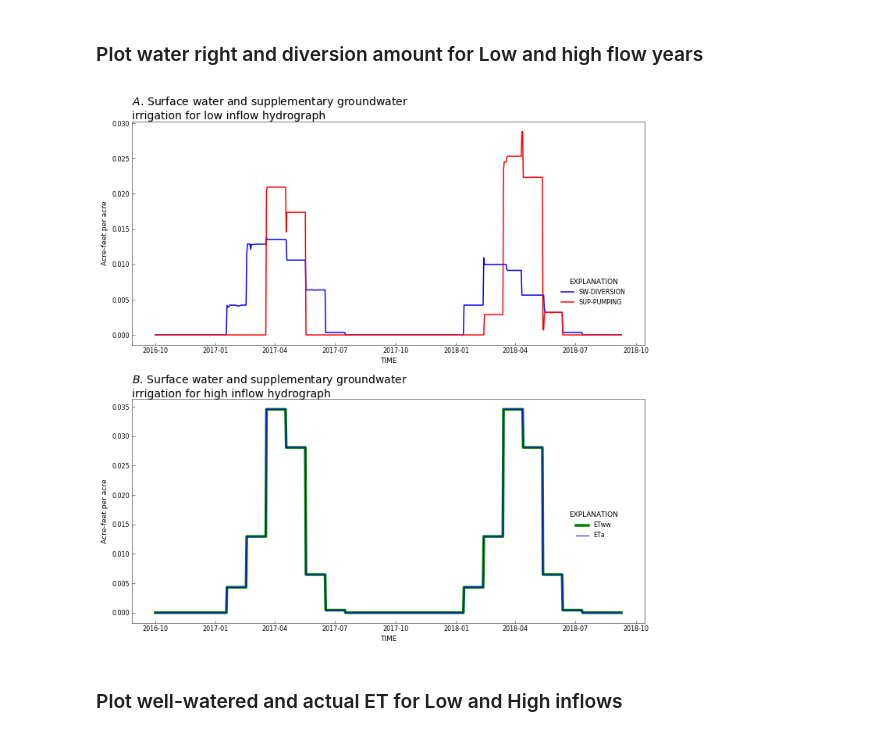
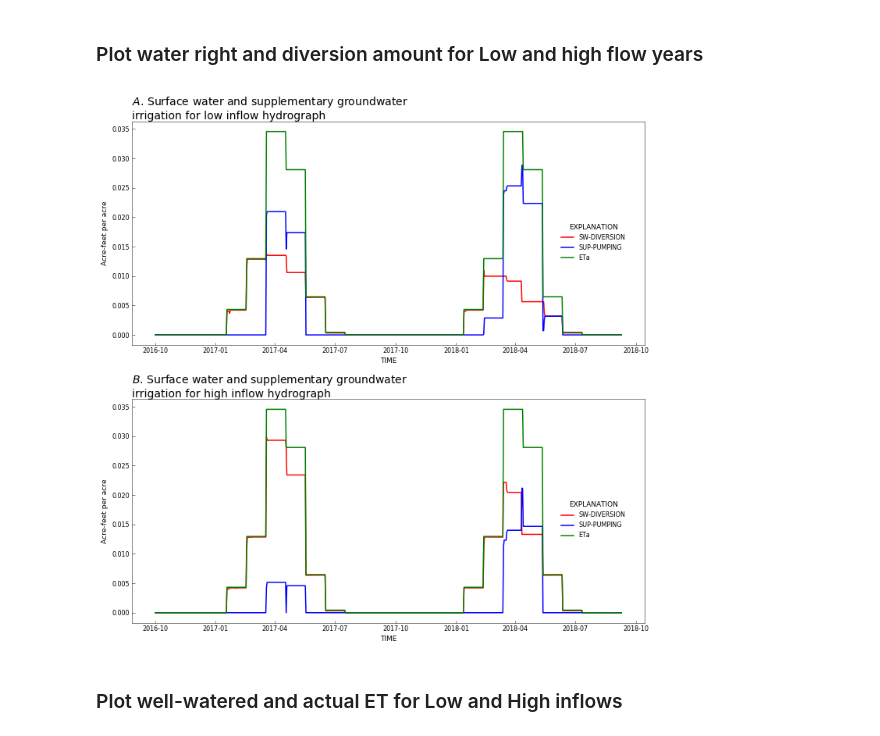
Before and after one commit to rniswon/mfnwt, a Jupyter notebook: Examples/AgWaterUse/Agwater1/notebook/Ag_ETdemand.ipynb, the cells around one changed output. Drawn from its saved outputs; the diff is of its cells as text; code cells hidden in the pictures.

```diff
--- a/Examples/AgWaterUse/Agwater1/notebook/Ag_ETdemand.ipynb
+++ b/Examples/AgWaterUse/Agwater1/notebook/Ag_ETdemand.ipynb
@@ -349,43 +349,45 @@ plt.rcParams['axes.titlesize'] = 14
 fig, axes = plt.subplots(2, 1, figsize=(10, 10))
 axes = axes.flat
 #axes[0].plot(plotdates,y1_low_cum,color='g', linewidth=1.5, label=header[4])
-axes[0].plot(plotdates,y2_low,color='b', linewidth=1.5, label=header[5])
-axes[0].plot(plotdates,y3_low,color='r', linewidth=1.5, label=header[6])
+axes[0].plot(plotdates,y2_low,color='r', linewidth=1.5, label=header[5])
+axes[0].plot(plotdates,y3_low,color='b', linewidth=1.5, label=header[6])
+axes[0].plot(plotdates,y2et_low,color='g', linewidth=1.5, label=header2[5])
 
 #axes[1].plot(plotdates,y1_high_cum,color='g', linewidth=1.5, label=header[4])
 #axes[1].plot(plotdates,y2_high,color='b', linewidth=1.5, label=header[5])
 #axes[1].plot(plotdates,y3_high,color='r', linewidth=1.5, label=header[6])
 
-axes[1].plot(plotdates,y1et_high,color='g', linewidth=3.5, label=header2[4])
-axes[1].plot(plotdates,y2et_high,color='b', linewidth=1.0, label=header2[5])
+axes[1].plot(plotdates,y2_high,color='r', linewidth=1.5, label=header[5])
+axes[1].plot(plotdates,y3_high,color='b', linewidth=1.5, label=header[6])
+axes[1].plot(plotdates,y2et_high,color='g', linewidth=1.5, label=header2[5])
 
 axes[0].set_ylabel('Acre-feet per acre')
 axes[0].set_xlabel(header[0])
 
 plt.ylabel('Acre-feet per acre')
 plt.xlabel(header[0])
 
 start, end = ax.get_xlim()
 ax.xaxis.set_ticks(np.arange(start, end, 90.0))
 
 rf.title(axes[0], 'Surface water and supplementary groundwater irrigation for low inflow hydrograph', subplot_prefix='A')
 
 #rf.axes_numbering(axes[1], format_x=True)
 fmt = mdates.DateFormatter('%Y-%m-%d')
 rf.title(axes[1], 'Surface water and supplementary groundwater irrigation for high inflow hydrograph', subplot_prefix='B')
 
 # Set legend
 handles, labels = axes[0].get_legend_handles_labels()
-rf.legend(axes[0], handles, labels, bbox_to_anchor=(.9, 0.15))
+rf.legend(axes[0], handles, labels, bbox_to_anchor=(.9, 0.35))
 
 # Set legend
 handles, labels = axes[1].get_legend_handles_labels()
 rf.legend(axes[1], handles, labels, bbox_to_anchor=(.9, 0.35))
 
 plt.tight_layout()
 plt.savefig('NIWR_comp.pdf')
 # %% [output]
-[figure, old version]
+[figure, new version]
 # %% [markdown]
 ### Plot well-watered and actual ET for Low and High inflows
 # %%
```
Also changed, not shown: parts of 4 cells of this notebook, 7 other files.
